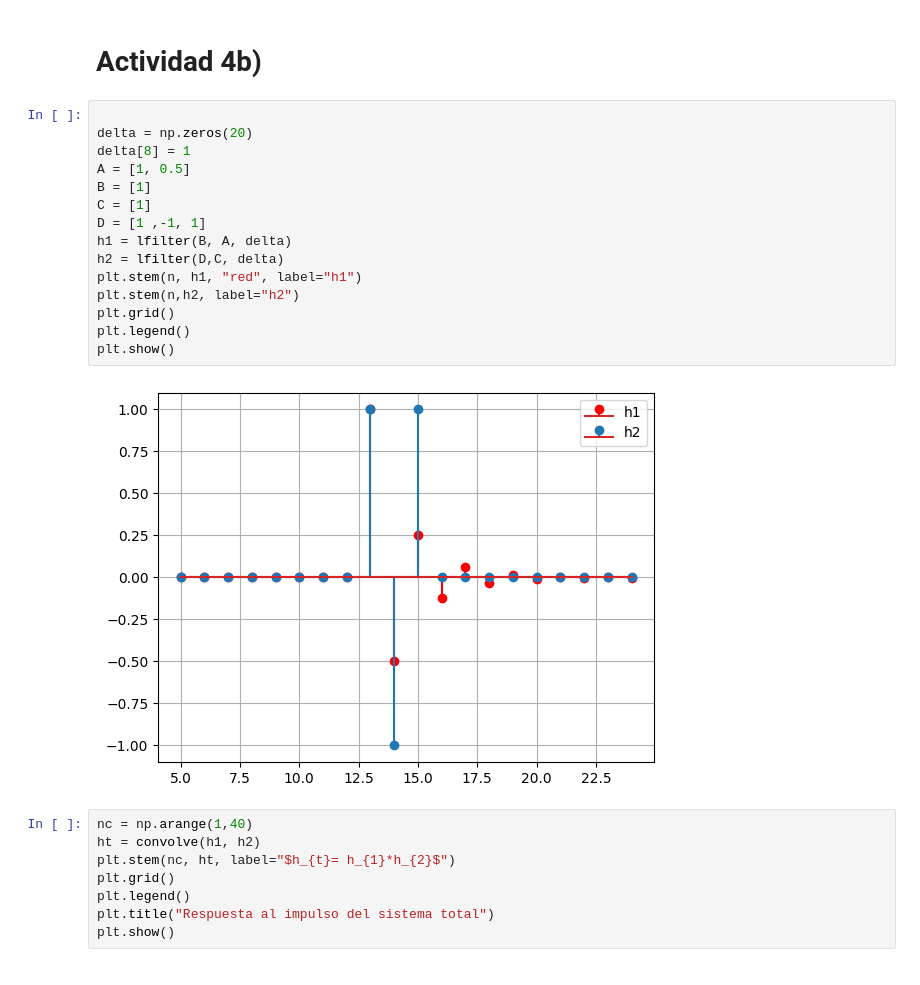
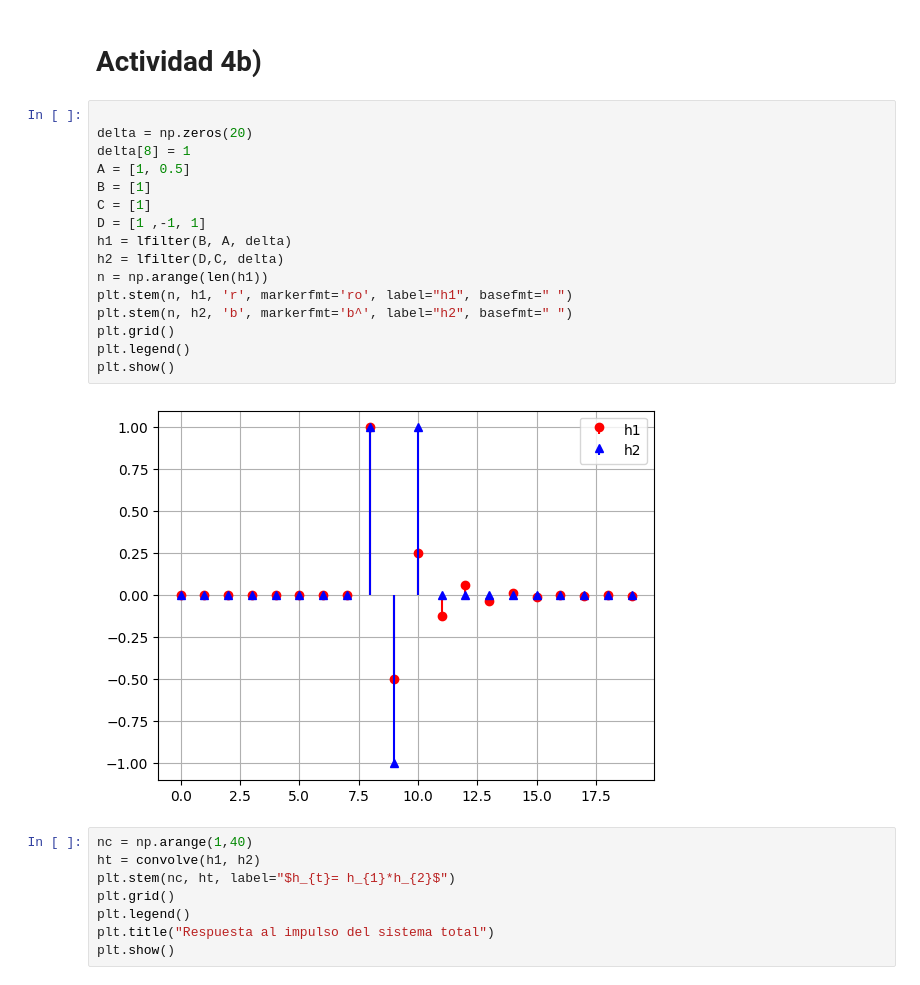
Before and after one commit to Lekkito/analisis-de-se-ales, a Jupyter notebook: tp2.ipynb, the cells around one changed output. Cells and saved outputs as stored; diff of their text form.

```diff
--- a/tp2.ipynb
+++ b/tp2.ipynb
@@ -72,20 +79,21 @@ respuesta(A,B)
 # %%
 
 delta = np.zeros(20)
 delta[8] = 1
 A = [1, 0.5]
 B = [1]
 C = [1]
 D = [1 ,-1, 1]
 h1 = lfilter(B, A, delta)
 h2 = lfilter(D,C, delta)
-plt.stem(n, h1, "red", label="h1")
-plt.stem(n,h2, label="h2")
+n = np.arange(len(h1))
+plt.stem(n, h1, 'r', markerfmt='ro', label="h1", basefmt=" ")
+plt.stem(n, h2, 'b', markerfmt='b^', label="h2", basefmt=" ")
 plt.grid()
 plt.legend()
 plt.show()
 # %% [output]
-[figure, old version]
+[figure, new version]
 # %%
 nc = np.arange(1,40)
 ht = convolve(h1, h2)
```
Also changed, not shown: parts of 13 cells of this notebook.
